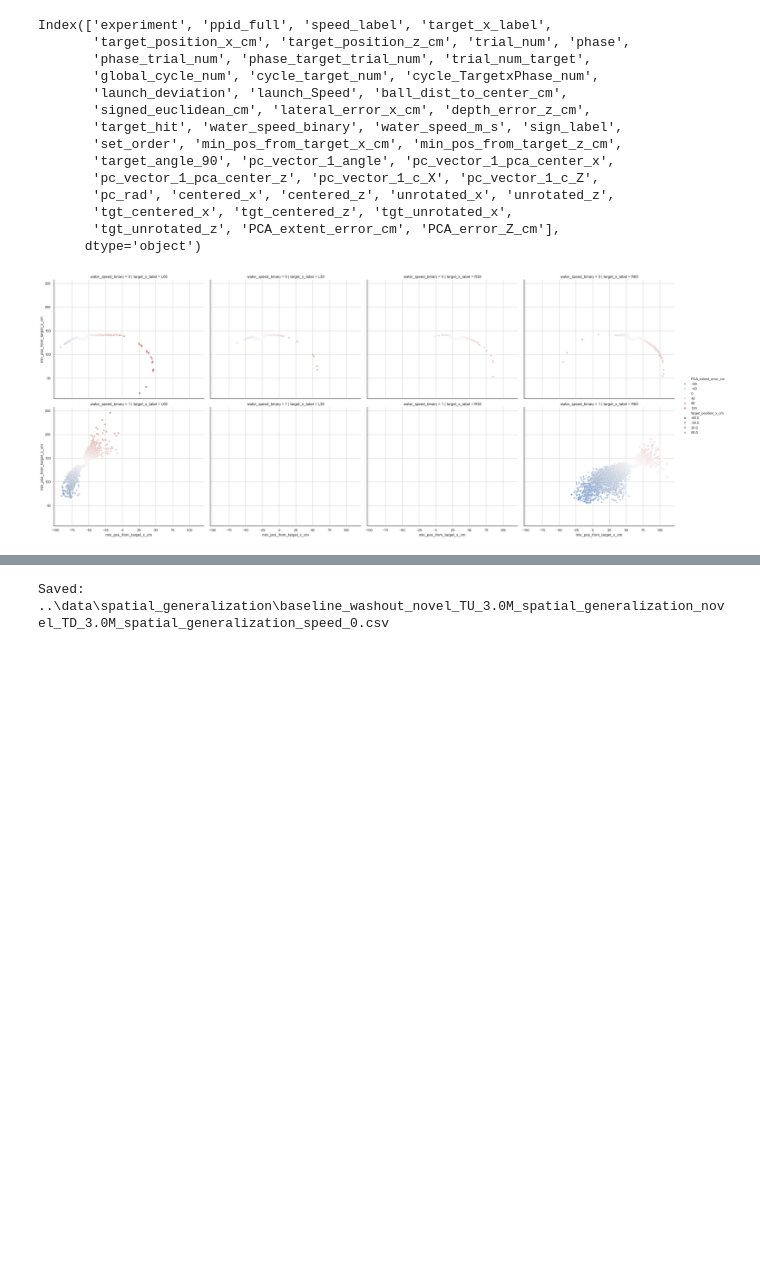
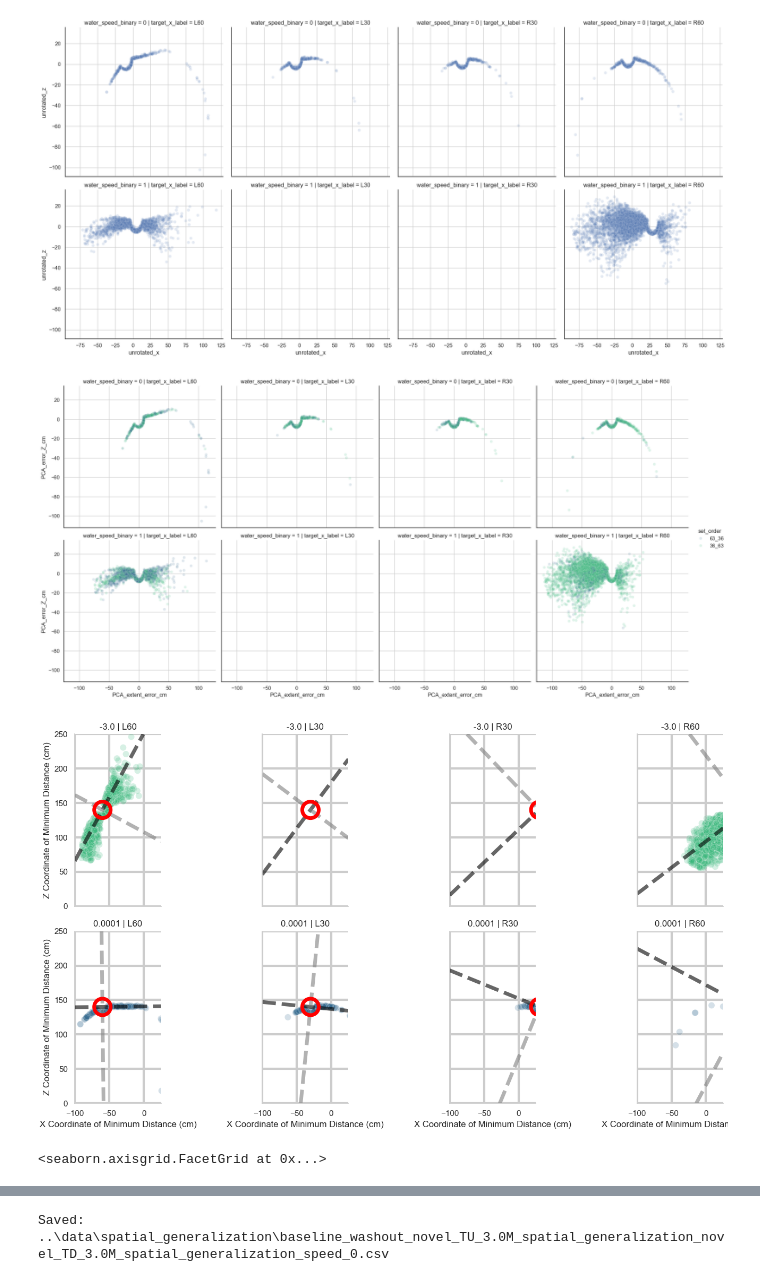
Before and after one commit to jacobjb02/vr-motor-adaptation-notebooks, a Jupyter notebook: Notebook/Spatial_Generalization_working.ipynb, the cells around one changed output, grey strips where cells are left out. Cells and saved outputs as stored; diff of their text form; code cells hidden in the pictures; blank space fills up the shorter version.

```diff
--- a/Notebook/Spatial_Generalization_working.ipynb
+++ b/Notebook/Spatial_Generalization_working.ipynb
@@ -307,78 +289,62 @@ df_small_filt.head()
 # %%
 from src.PCA import compute_PCA_summary
 
+features = ['min_pos_from_target_x_cm', 'min_pos_from_target_z_cm']
+target_x_col = 'target_position_x_cm'
+target_z_col = 'target_position_z_cm'
+
+
 PCA_table = compute_PCA_summary(df_small_filt,
-            features = ['min_pos_from_target_x_cm','min_pos_from_target_z_cm'],
-            group_cols = ['water_speed_m_s','set_order','target_position_x_cm'],
+            features = features,
+            group_cols = ['water_speed_m_s','target_position_x_cm'],
             water_col = 'water_speed_m_s',
             n_components=2
             )
 PCA_table
-
 
 # extract relevant columns
 PCA_table_small = PCA_table.iloc[:, 0:9].copy()
 PCA_table_small
 
 
 # merge small summary table into raw df with trial-by-trial data
 df_angles = df_small_filt.copy()
 
-group_cols = ['water_speed_m_s','set_order','target_position_x_cm']
-
+group_cols = ['water_speed_m_s','target_position_x_cm']
 new_cols = ['pc_vector_1_angle','pc_vector_1_pca_center_x','pc_vector_1_pca_center_z','pc_vector_1_c_X','pc_vector_1_c_Z']
 
 df_angles_v = df_angles.merge(PCA_table_small[group_cols + new_cols], how="left", on=group_cols)
 
 from src.PCA import compute_PCA_error
 
 PCA_error_df = compute_PCA_error(trial_df=df_angles_v,
                   pc_deg='pc_vector_1_angle',
-                  target_x_col='target_position_x_cm',
-                  target_z_col='target_position_z_cm',
-                  features = ['min_pos_from_target_x_cm','min_pos_from_target_z_cm'],
-                  group_cols = ['water_speed_m_s','set_order','target_position_x_cm'],
-                  water_col = 'water_speed_m_s'
+                  target_x_col=target_x_col,
+                  target_z_col=target_z_col,
+                  features = features,
+                  group_cols = ['water_speed_m_s','target_position_x_cm'],
+                  water_col = 'water_speed_m_s',
+                  show_plots = True
                  )
-print(PCA_error_df.columns)
-
-PCA_error_df
 
 
-# Visualization of diagonal error
-g = sns.relplot(
-    data=PCA_error_df,
-    x='min_pos_from_target_x_cm',
-    y='min_pos_from_target_z_cm',
-    hue='PCA_extent_error_cm',
-    style='target_position_x_cm',
-    col='target_x_label',
-    row='water_speed_binary',
-    palette='vlag',
-    alpha=0.6,
-    kind='scatter',
-    height=6,
-    aspect=1.2
-)
+from src.plotting import plot_min_x_z
 
-# Apply grid to all faceted subplots
-for ax in g.axes.flat:
-    ax.grid(True)
-
-plt.show()
+plot_min_x_z(PCA_error_df,
+             c_col='target_x_label',
+             r_col='water_speed_m_s',
+             slope_array=[[61.685831, 53.243388, 43.616088, 37.305211],  # 3.0 m/s
+                          [0.656367, -5.779064, -22.239128, -27.872954]], # 0.0 m/s
+             target_x_array=[-60, -30, 30, 60],
+             show_slopes=True,
+             show_orthogonal=True,
+             show_target=True,
+             x_col_title = 'X Coordinate of Minimum Distance (cm)',
+             y_col_title = 'Z Coordinate of Minimum Distance (cm)',
+             context='notebook'
+            )
 # %% [output]
+[figure, new version]
+[figure, added]
+[figure, added]
-Index(['experiment', 'ppid_full', 'speed_label', 'target_x_label',
-       'target_position_x_cm', 'target_position_z_cm', 'trial_num', 'phase',
-       'phase_trial_num', 'phase_target_trial_num', 'trial_num_target',
-       'global_cycle_num', 'cycle_target_num', 'cycle_TargetxPhase_num',
-       'launch_deviation', 'launch_Speed', 'ball_dist_to_center_cm',
-       'signed_euclidean_cm', 'lateral_error_x_cm', 'depth_error_z_cm',
-       'target_hit', 'water_speed_binary', 'water_speed_m_s', 'sign_label',
-       'set_order', 'min_pos_from_target_x_cm', 'min_pos_from_target_z_cm',
-       'target_angle_90', 'pc_vector_1_angle', 'pc_vector_1_pca_center_x',
-       'pc_vector_1_pca_center_z', 'pc_vector_1_c_X', 'pc_vector_1_c_Z',
-       'pc_rad', 'centered_x', 'centered_z', 'unrotated_x', 'unrotated_z',
-       'tgt_centered_x', 'tgt_centered_z', 'tgt_unrotated_x',
-       'tgt_unrotated_z', 'PCA_extent_error_cm', 'PCA_error_Z_cm'],
-      dtype='object')
+<seaborn.axisgrid.FacetGrid at 0x...>
-[figure, old version]
```
Also changed, not shown: parts of 38 cells of this notebook, 3 other files.
